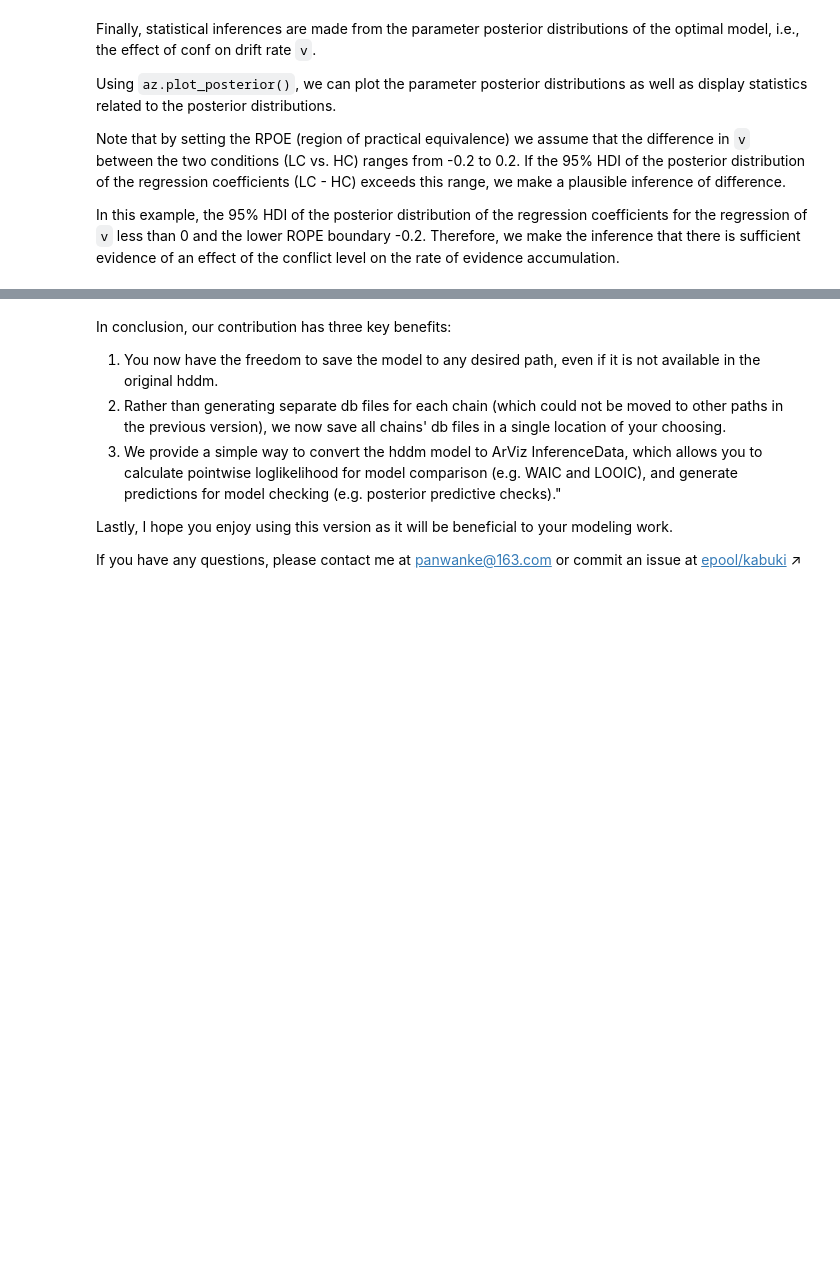
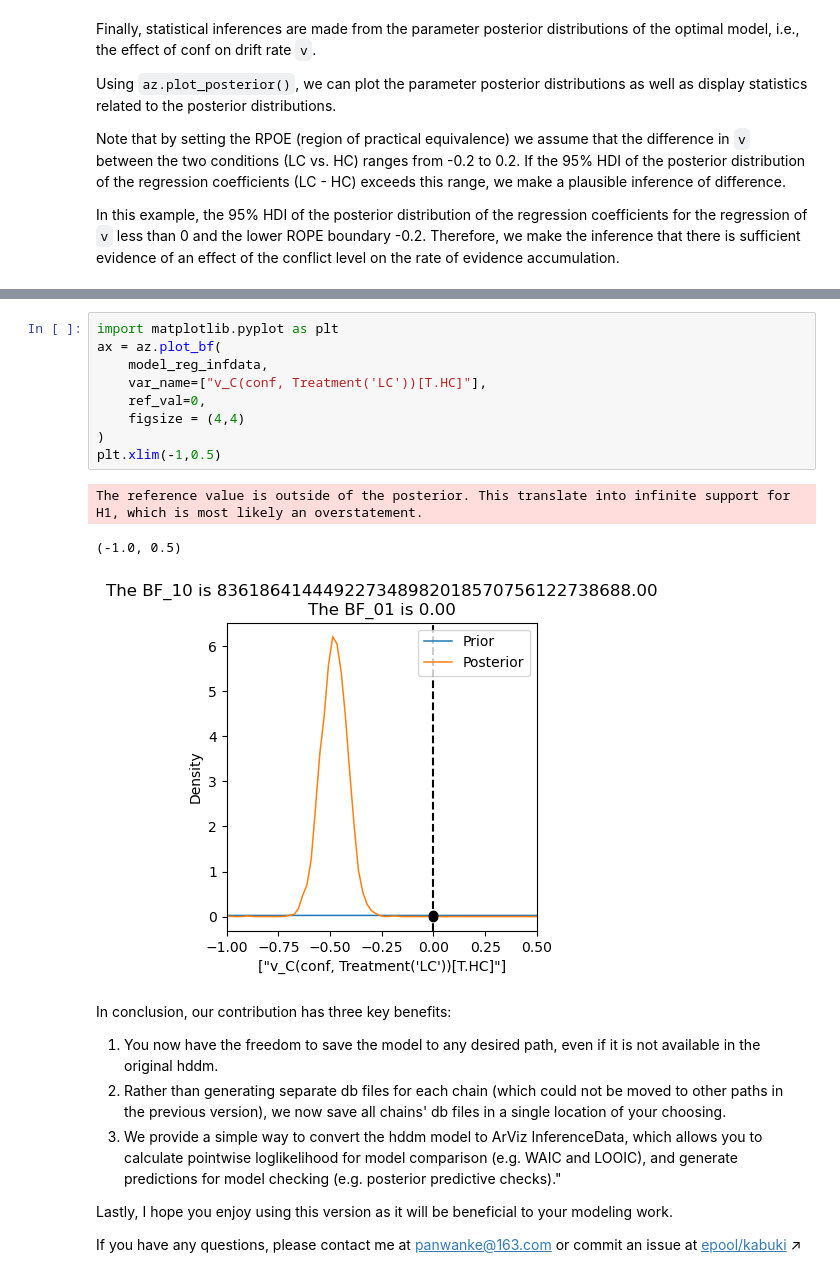
Before and after one commit to hcp4715/dockerHDDM, a Jupyter notebook: dockerHDDM_Quick_View.ipynb, the cells around one changed output, grey strips where cells are left out. Saved outputs shown, nothing was run; the diff lists cells and outputs as text; blank space fills up the shorter version.

```diff
--- a/dockerHDDM_Quick_View.ipynb
+++ b/dockerHDDM_Quick_View.ipynb
@@ -261,3 +297,16 @@ ax = az.plot_posterior(
+# %%
+import matplotlib.pyplot as plt
+ax = az.plot_bf(
+    model_reg_infdata,
+    var_name=["v_C(conf, Treatment('LC'))[T.HC]"],
+    ref_val=0,
+    figsize = (4,4)
+)
+plt.xlim(-1,0.5)
+# %% [output]
+The reference value is outside of the posterior. This translate into infinite support for H1, which is most likely an overstatement.
+(-1.0, 0.5)
+[figure, added]
 # %% [markdown]
 In conclusion, our contribution has three key benefits:
 1. You now have the freedom to save the model to any desired path, even if it is not available in the original hddm.
```
Also changed, not shown: parts of 21 cells of this notebook.
